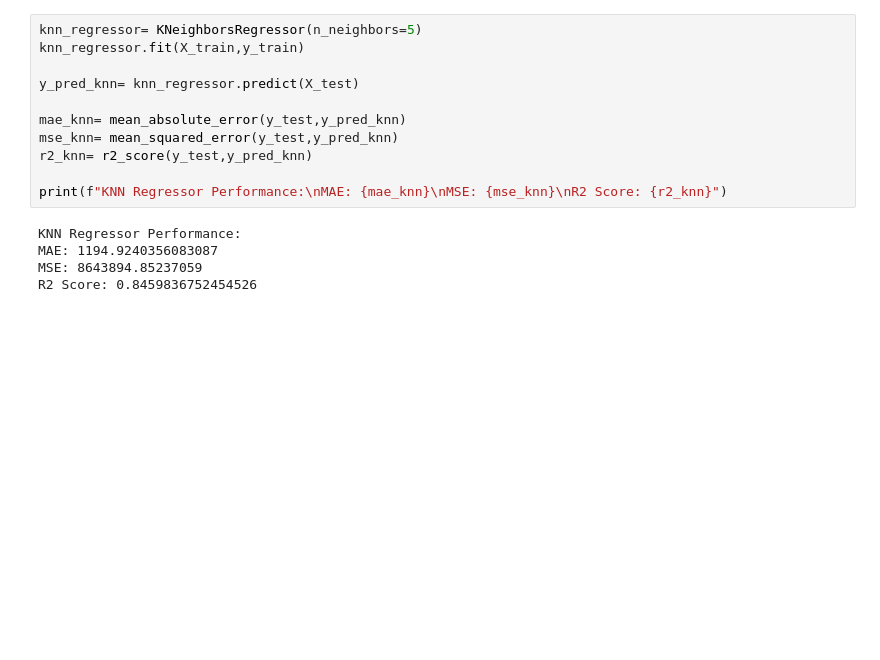
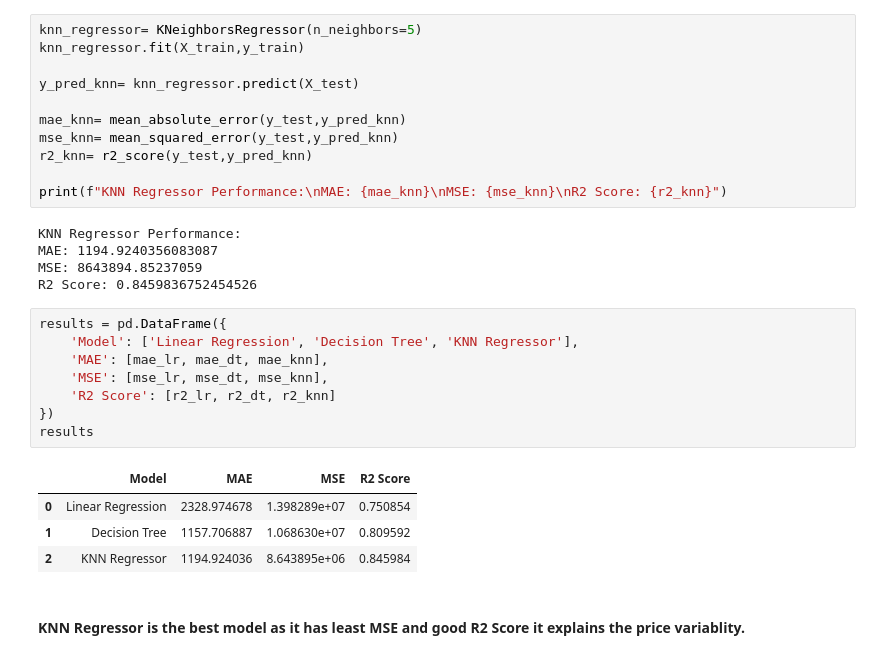
Before and after one commit to AbdulWahid026/ML_CarPricing, a Jupyter notebook: car_pricing.ipynb, the cells around one changed output. Saved outputs shown, nothing was run; the diff lists cells and outputs as text; blank space fills up the shorter version.

Commit message:
Results Comparison

```diff
--- a/car_pricing.ipynb
+++ b/car_pricing.ipynb
@@ -576,3 +576,18 @@ KNN Regressor Performance:
 MAE: 1194.9240356083087
 MSE: 8643894.85237059
 R2 Score: 0.8459836752454526
+# %%
+results = pd.DataFrame({
+    'Model': ['Linear Regression', 'Decision Tree', 'KNN Regressor'],
+    'MAE': [mae_lr, mae_dt, mae_knn],
+    'MSE': [mse_lr, mse_dt, mse_knn],
+    'R2 Score': [r2_lr, r2_dt, r2_knn]
+})
+results
+# %% [output]
+|  | Model | MAE | MSE | R2 Score |
+| 0 | Linear Regression | 2328.974678 | 1.398289e+07 | 0.750854 |
+| 1 | Decision Tree | 1157.706887 | 1.068630e+07 | 0.809592 |
+| 2 | KNN Regressor | 1194.924036 | 8.643895e+06 | 0.845984 |
+# %% [markdown]
+#### KNN Regressor is the best model as it has least MSE and good R2 Score it explains the price variablity.
```
